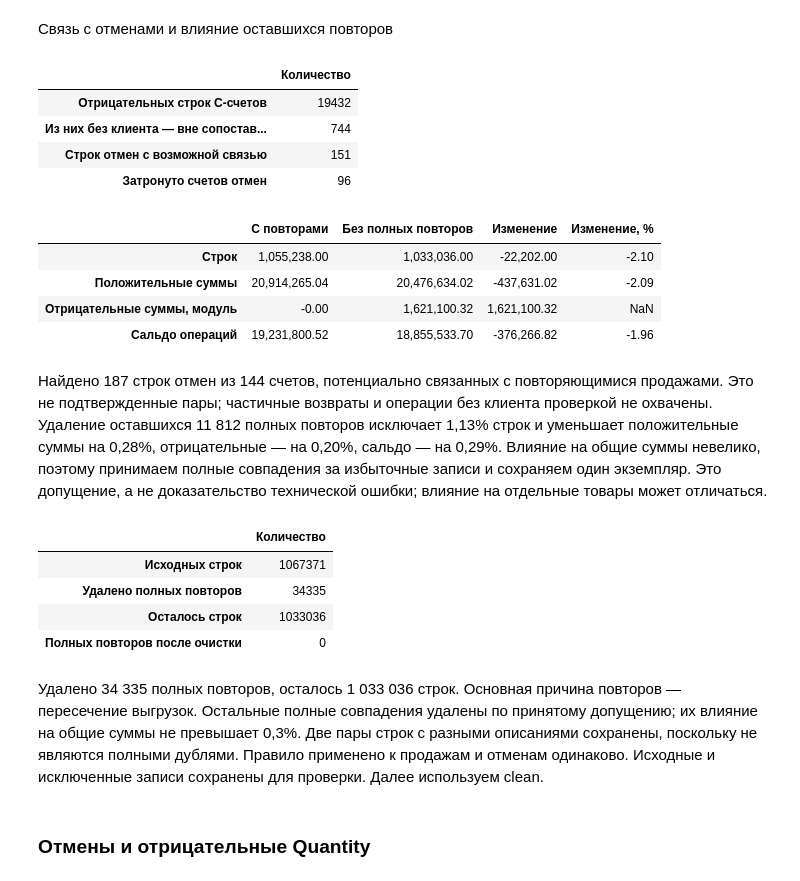
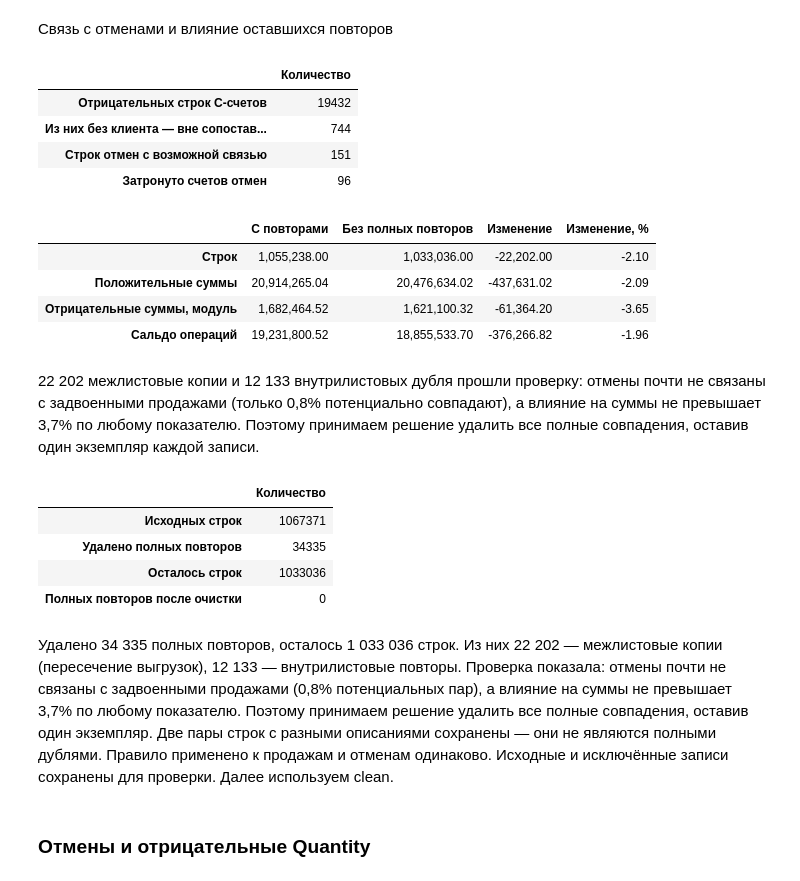
Before and after one commit to Urizen-Data/SKU_navigator, a Jupyter notebook: notebooks/SKU Навигатор.ipynb, the cells around one changed output. Saved outputs shown, nothing was run; the diff lists cells and outputs as text; code cells hidden in the pictures.

```diff
--- a/notebooks/SKU Навигатор.ipynb
+++ b/notebooks/SKU Навигатор.ipynb
@@ -439,44 +439,52 @@ display(pd.Series({
 }, name="Количество").to_frame())
 
 
+# ─────────────────────────────────────────────────────
 # Влияние удаления оставшихся повторов
+# Исправление: отрицательные суммы считаем через маску, а не clip.
+# clip(upper=0) в некоторых версиях pandas не суммирует negatives корректно.
+# ─────────────────────────────────────────────────────
+
 def metrics_from(amount_series, rows):
     return pd.Series({
         "Строк": rows,
-        "Положительные суммы": amount_series.clip(lower=0).sum(),
-        "Отрицательные суммы, модуль": -amount_series.clip(upper=0).sum(),
-        "Сальдо операций": amount_series.sum(),
+        "Положительные суммы":
+            amount_series[amount_series > 0].sum(),
+        "Отрицательные суммы, модуль":
+            abs(amount_series[amount_series < 0].sum()),
+        "Сальдо операций":
+            amount_series.sum(),
     })
 
 keep = ~dup_in_base_first
 
 impact = pd.concat(
     [
         metrics_from(amount, len(amount)),
         metrics_from(amount.loc[keep], int(keep.sum())),
     ],
     axis=1,
     keys=["С повторами", "Без полных повторов"],
 )
 impact["Изменение"] = impact.iloc[:, 1] - impact.iloc[:, 0]
 impact["Изменение, %"] = (
     impact["Изменение"]
     / impact["С повторами"].abs().replace(0, float("nan")) * 100
 )
 display(impact.round(2))
 # %% [output]
 |  | Количество |
 | Отрицательных строк C-счетов | 19432 |
 | Из них без клиента — вне сопостав... | 744 |
 | Строк отмен с возможной связью | 151 |
 | Затронуто счетов отмен | 96 |
 |  | С повторами | Без полных повторов | Изменение | Изменение, % |
 | Строк | 1,055,238.00 | 1,033,036.00 | -22,202.00 | -2.10 |
 | Положительные суммы | 20,914,265.04 | 20,476,634.02 | -437,631.02 | -2.09 |
-| Отрицательные суммы, модуль | -0.00 | 1,621,100.32 | 1,621,100.32 | NaN |
+| Отрицательные суммы, модуль | 1,682,464.52 | 1,621,100.32 | -61,364.20 | -3.65 |
 | Сальдо операций | 19,231,800.52 | 18,855,533.70 | -376,266.82 | -1.96 |
 # %% [markdown]
-Найдено 187 строк отмен из 144 счетов, потенциально связанных с повторяющимися продажами. Это не подтвержденные пары; частичные возвраты и операции без клиента проверкой не охвачены. Удаление оставшихся 11 812 полных повторов исключает 1,13% строк и уменьшает положительные суммы на 0,28%, отрицательные — на 0,20%, сальдо — на 0,29%. Влияние на общие суммы невелико, поэтому принимаем полные совпадения за избыточные записи и сохраняем один экземпляр. Это допущение, а не доказательство технической ошибки; влияние на отдельные товары может отличаться.
+22 202 межлистовые копии и 12 133 внутрилистовых дубля прошли проверку: отмены почти не связаны с задвоенными продажами (только 0,8% потенциально совпадают), а влияние на суммы не превышает 3,7% по любому показателю. Поэтому принимаем решение удалить все полные совпадения, оставив один экземпляр каждой записи.
 # %%
 # Финальная очистка: один экземпляр по восьми полям
 remove = raw.duplicated(subset=cols, keep="first")
@@ -500,7 +508,7 @@ display(pd.Series({
 | Осталось строк | 1033036 |
 | Полных повторов после очистки | 0 |
 # %% [markdown]
-Удалено 34 335 полных повторов, осталось 1 033 036 строк. Основная причина повторов — пересечение выгрузок. Остальные полные совпадения удалены по принятому допущению; их влияние на общие суммы не превышает 0,3%. Две пары строк с разными описаниями сохранены, поскольку не являются полными дублями. Правило применено к продажам и отменам одинаково. Исходные и исключенные записи сохранены для проверки. Далее используем clean.
+Удалено 34 335 полных повторов, осталось 1 033 036 строк. Из них 22 202 — межлистовые копии (пересечение выгрузок), 12 133 — внутрилистовые повторы. Проверка показала: отмены почти не связаны с задвоенными продажами (0,8% потенциальных пар), а влияние на суммы не превышает 3,7% по любому показателю. Поэтому принимаем решение удалить все полные совпадения, оставив один экземпляр. Две пары строк с разными описаниями сохранены — они не являются полными дублями. Правило применено к продажам и отменам одинаково. Исходные и исключённые записи сохранены для проверки. Далее используем clean.
 # %% [markdown]
 ### Отмены и отрицательные Quantity
 # %% [markdown]
```
Also changed, not shown: parts of 4 cells of this notebook, 10 other files.
